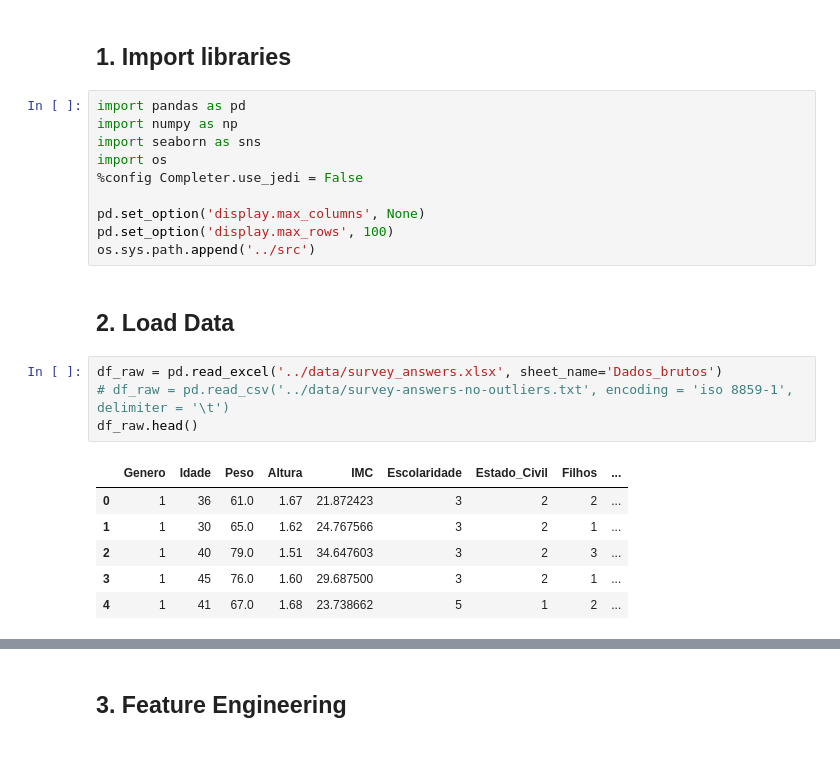
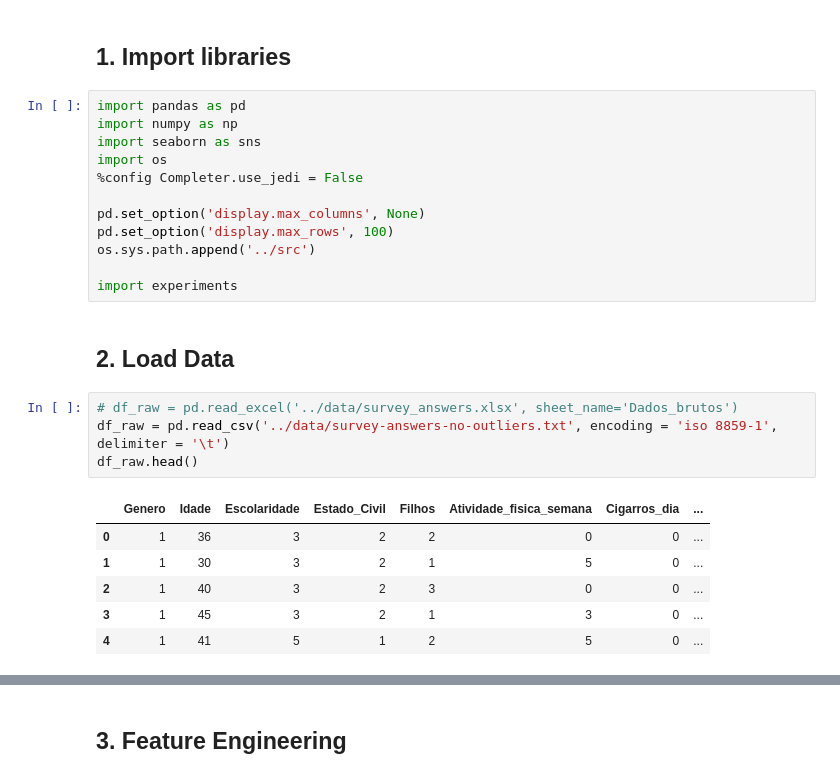
Before and after one commit to victorsanunes/machine-learning-final-project, a Jupyter notebook: notebooks/modeling-v0.ipynb, the cells around one changed output, grey strips where cells are left out. Drawn from its saved outputs; the diff is of its cells as text.

```diff
--- a/notebooks/modeling-v0.ipynb
+++ b/notebooks/modeling-v0.ipynb
@@ -12,16 +12,18 @@ import os
 pd.set_option('display.max_columns', None)
 pd.set_option('display.max_rows', 100)
 os.sys.path.append('../src')
+
+import experiments
 # %% [markdown]
 ## 2. Load Data
 # %%
-df_raw = pd.read_excel('../data/survey_answers.xlsx', sheet_name='Dados_brutos')
-# df_raw = pd.read_csv('../data/survey-answers-no-outliers.txt', encoding = 'iso 8859-1', delimiter = '\t')
+# df_raw = pd.read_excel('../data/survey_answers.xlsx', sheet_name='Dados_brutos')
+df_raw = pd.read_csv('../data/survey-answers-no-outliers.txt', encoding = 'iso 8859-1', delimiter = '\t')
 df_raw.head()
 # %% [output]
-|  | Genero | Idade | Peso | Altura | IMC | Escolaridade | Estado_Civil | Filhos | ... |
-| 0 | 1 | 36 | 61.0 | 1.67 | 21.872423 | 3 | 2 | 2 | ... |
-| 1 | 1 | 30 | 65.0 | 1.62 | 24.767566 | 3 | 2 | 1 | ... |
-| 2 | 1 | 40 | 79.0 | 1.51 | 34.647603 | 3 | 2 | 3 | ... |
-| 3 | 1 | 45 | 76.0 | 1.60 | 29.687500 | 3 | 2 | 1 | ... |
-| 4 | 1 | 41 | 67.0 | 1.68 | 23.738662 | 5 | 1 | 2 | ... |
+|  | Genero | Idade | Escolaridade | Estado_Civil | Filhos | Atividade_fisica_semana | Cigarros_dia | ... |
+| 0 | 1 | 36 | 3 | 2 | 2 | 0 | 0 | ... |
+| 1 | 1 | 30 | 3 | 2 | 1 | 5 | 0 | ... |
+| 2 | 1 | 40 | 3 | 2 | 3 | 0 | 0 | ... |
+| 3 | 1 | 45 | 3 | 2 | 1 | 3 | 0 | ... |
+| 4 | 1 | 41 | 5 | 1 | 2 | 5 | 0 | ... |
```
Also changed, not shown: parts of 23 cells of this notebook.
